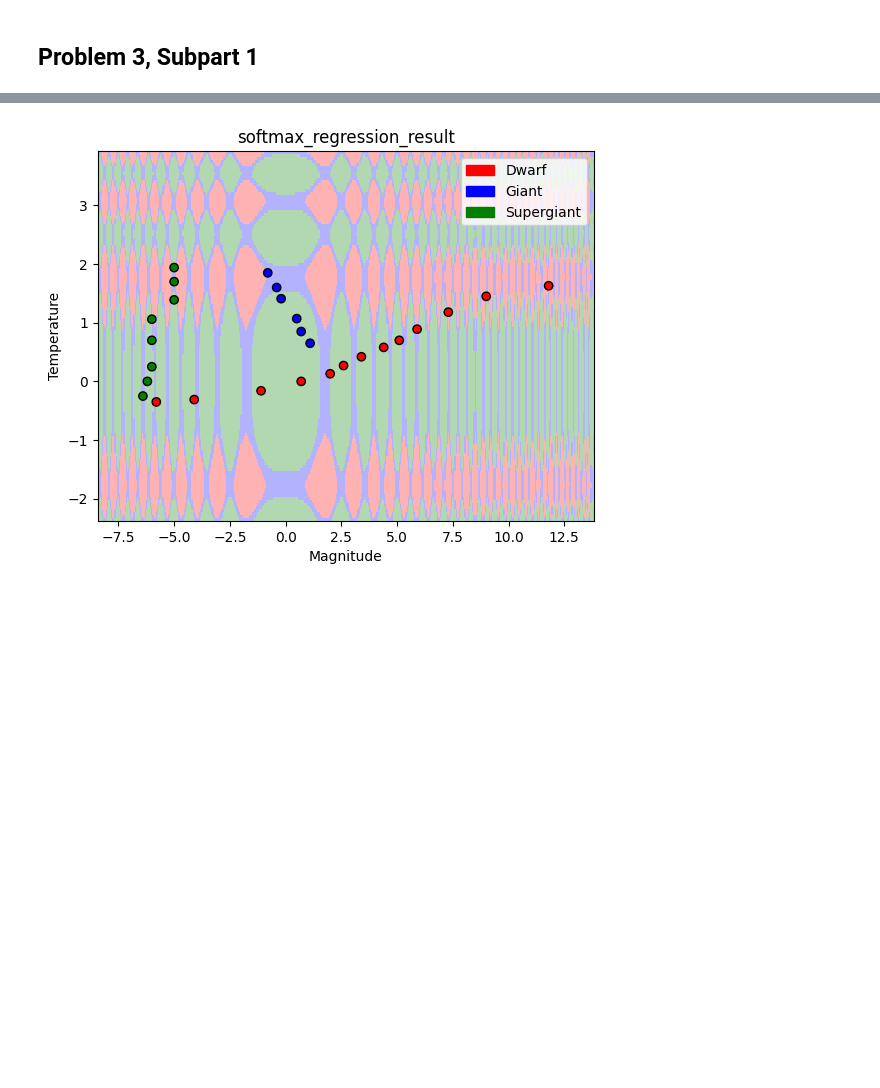
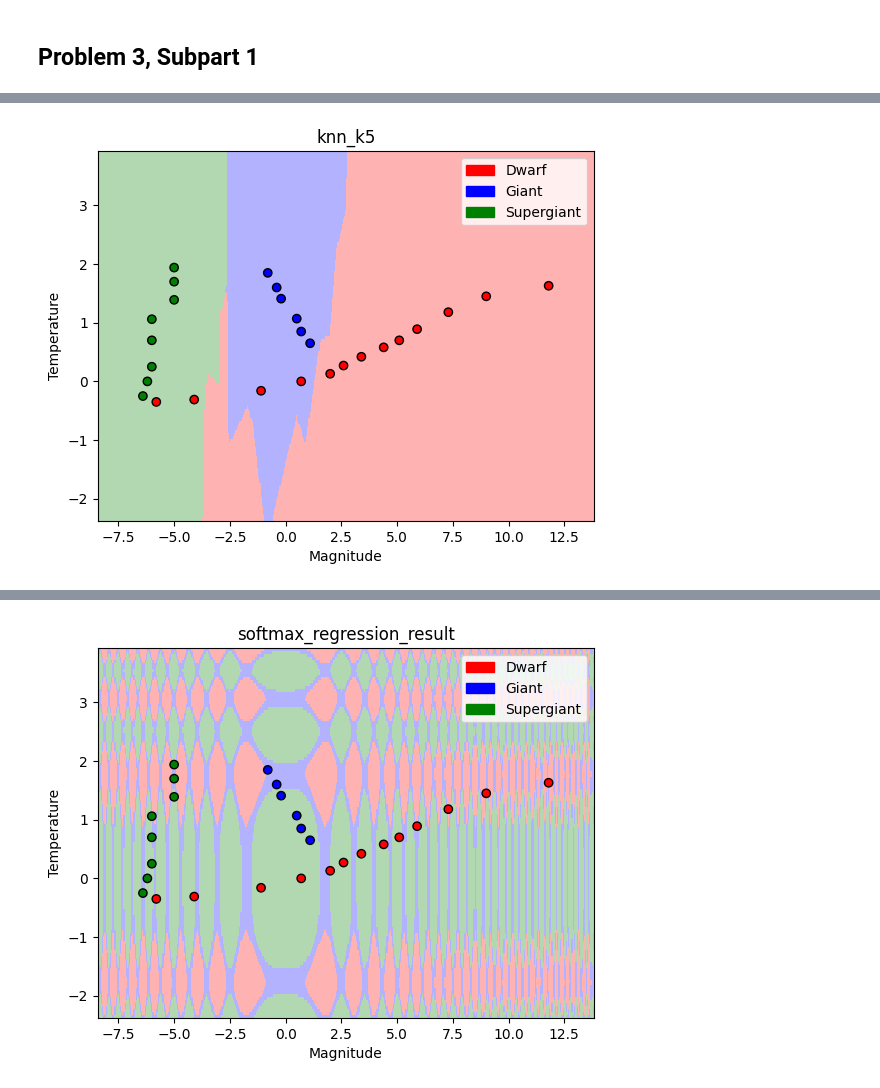
Before and after one commit to dantra7/cs181-s24-homeworks, a Jupyter notebook: hw2/homework2.ipynb, the cells around one changed output, grey strips where cells are left out. Saved outputs shown, nothing was run; the diff lists cells and outputs as text; code cells hidden in the pictures; blank space fills up the shorter version.

```diff
--- a/hw2/homework2.ipynb
+++ b/hw2/homework2.ipynb
@@ -380,0 +417,10 @@ def visualize_boundary(model, X, y, title, basis=None, width=2):
+# %%
+knn_5 = KNNClassifier(k=5)
+knn_5.fit(X_stars, y_stars)
+visualize_boundary(model=knn_5,
+                   X=X_stars,
+                   y=y_stars,
+                   title='knn_k5',
+                   basis=None)
+# %% [output]
+[figure, added]
```
Also changed, not shown: parts of 5 cells of this notebook, 2 other files.
